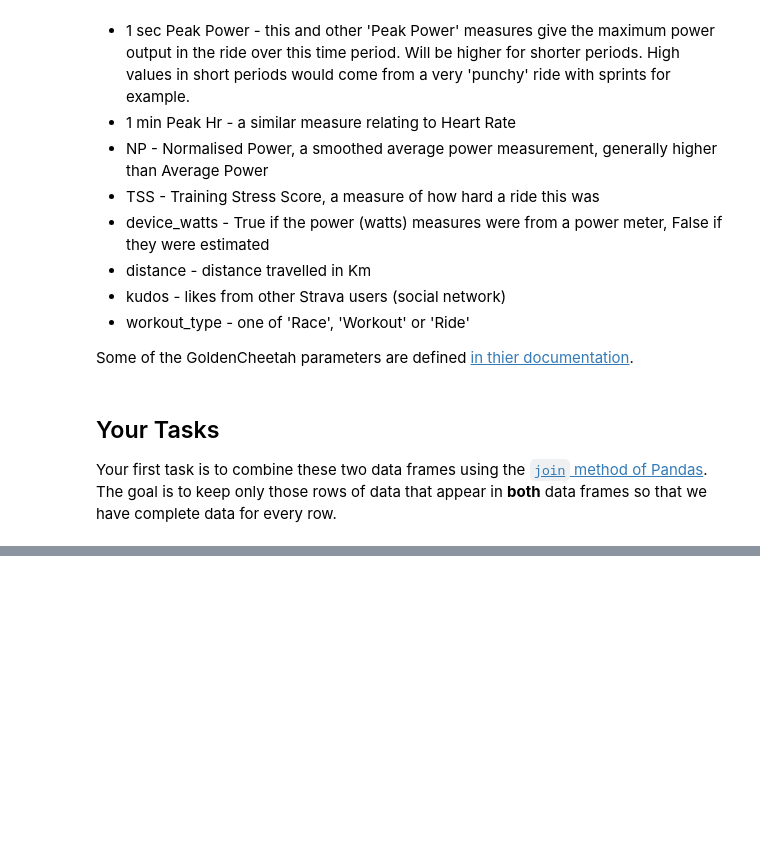
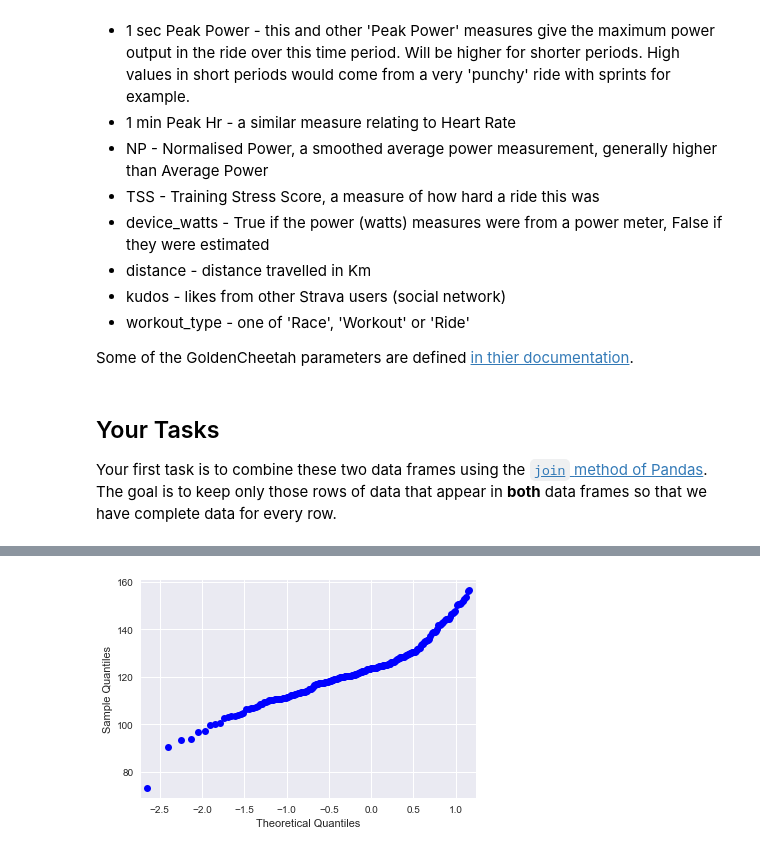
Before and after one commit to HowardXUuts/portfolio-2019-master, a Jupyter notebook: Portfolio 1.ipynb, the cells around one changed output, grey strips where cells are left out. Cells and saved outputs as stored; diff of their text form; code cells hidden in the pictures; blank space fills up the shorter version.

```diff
--- a/Portfolio 1.ipynb
+++ b/Portfolio 1.ipynb
@@ -168,0 +200,6 @@ __Note:__ once you have completed these steps you can remove this cell.  Use the
+# %%
+# check the qqplot of average_heartrate
+qqplot(average_heartrate_join, line='s')
+plt.show()
+# %% [output]
+[figure, added]
```
Also changed, not shown: parts of 39 cells of this notebook.
